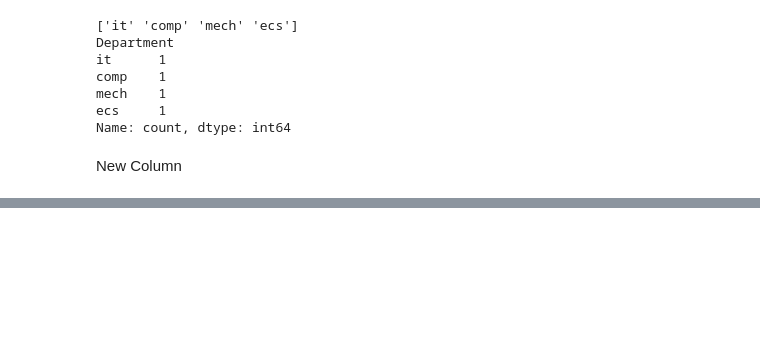
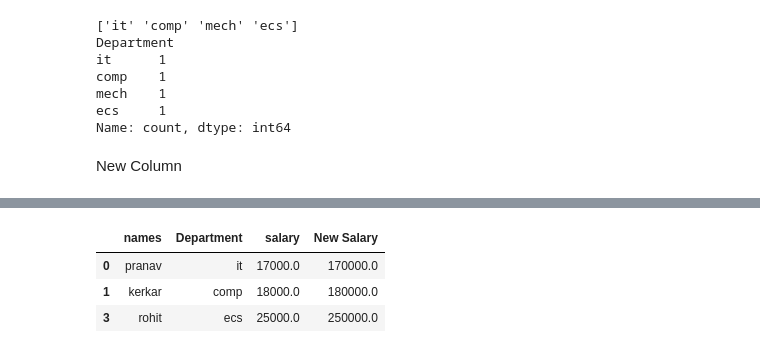
Before and after one commit to pranavkerkar31/AI-ML, a Jupyter notebook: pandas2.ipynb, the cells around one changed output, grey strips where cells are left out. Saved outputs shown, nothing was run; the diff lists cells and outputs as text; code cells hidden in the pictures; blank space fills up the shorter version.

```diff
--- a/pandas2.ipynb
+++ b/pandas2.ipynb
@@ -144,0 +153,7 @@ df
+# %%
+df.dropna()
+# %% [output]
+|  | names | Department | salary | New Salary |
+| 0 | pranav | it | 17000.0 | 170000.0 |
+| 1 | kerkar | comp | 18000.0 | 180000.0 |
+| 3 | rohit | ecs | 25000.0 | 250000.0 |
```
Also changed, not shown: parts of 16 cells of this notebook.
